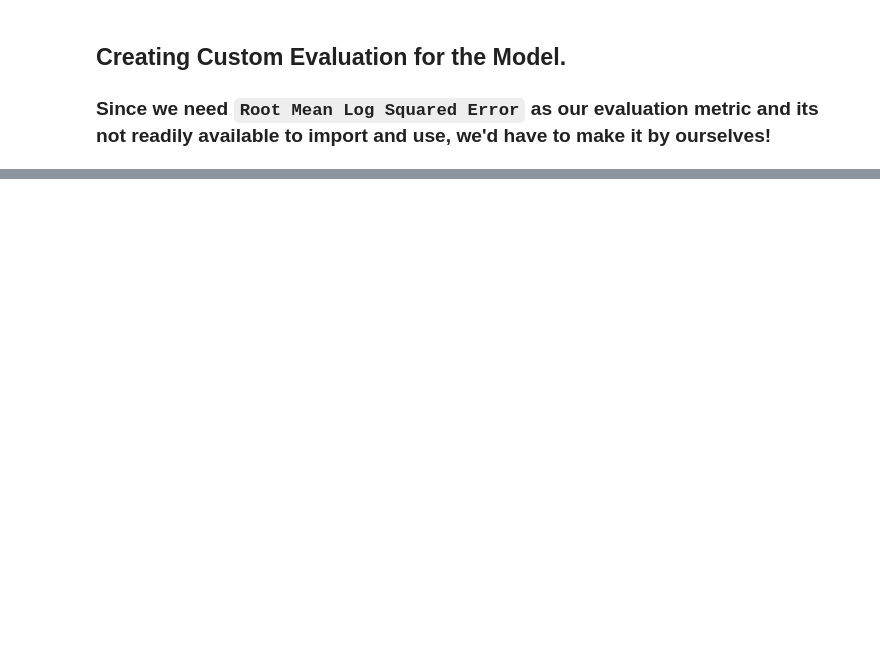
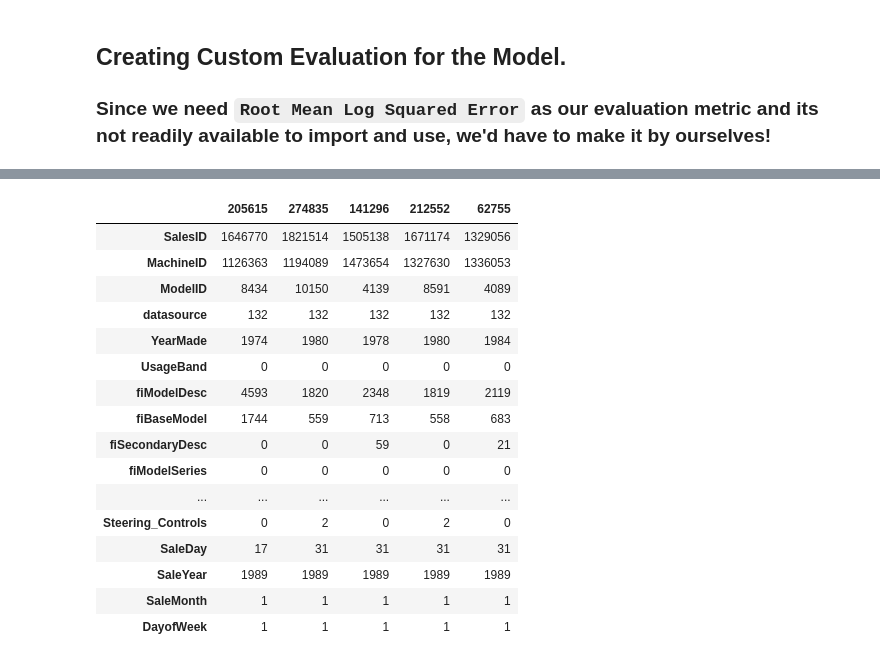
Before and after one commit to narayansethi03/MachineLearning, a Jupyter notebook: bulldozer-price-prediction.ipynb, the cells around one changed output, grey strips where cells are left out. Saved outputs shown, nothing was run; the diff lists cells and outputs as text; code cells hidden in the pictures; blank space fills up the shorter version.

```diff
--- a/bulldozer-price-prediction.ipynb
+++ b/bulldozer-price-prediction.ipynb
@@ -339,2 +372,6 @@ train_valid.shape
+# %%
+train_valid.shape
+train_valid.drop('MachineHoursCurrentMeter',axis=1,inplace=True) #already removed that is why commenting this line of code
+train_valid.drop('auctioneerID',axis=1,inplace=True)
 # %% [markdown]
 ### Splitting the data into `train` and `valdiation` sets
@@ -400,0 +438,20 @@ def scoring(model):
+# %%
+x_train.head().T
+# %% [output]
+|  | 205615 | 274835 | 141296 | 212552 | 62755 |
+| SalesID | 1646770 | 1821514 | 1505138 | 1671174 | 1329056 |
+| MachineID | 1126363 | 1194089 | 1473654 | 1327630 | 1336053 |
+| ModelID | 8434 | 10150 | 4139 | 8591 | 4089 |
+| datasource | 132 | 132 | 132 | 132 | 132 |
+| YearMade | 1974 | 1980 | 1978 | 1980 | 1984 |
+| UsageBand | 0 | 0 | 0 | 0 | 0 |
+| fiModelDesc | 4593 | 1820 | 2348 | 1819 | 2119 |
+| fiBaseModel | 1744 | 559 | 713 | 558 | 683 |
+| fiSecondaryDesc | 0 | 0 | 59 | 0 | 21 |
+| fiModelSeries | 0 | 0 | 0 | 0 | 0 |
+| ... | ... | ... | ... | ... | ... |
+| Steering_Controls | 0 | 2 | 0 | 2 | 0 |
+| SaleDay | 17 | 31 | 31 | 31 | 31 |
+| SaleYear | 1989 | 1989 | 1989 | 1989 | 1989 |
+| SaleMonth | 1 | 1 | 1 | 1 | 1 |
+| DayofWeek | 1 | 1 | 1 | 1 | 1 |
```
Also changed, not shown: parts of 29 cells of this notebook.
